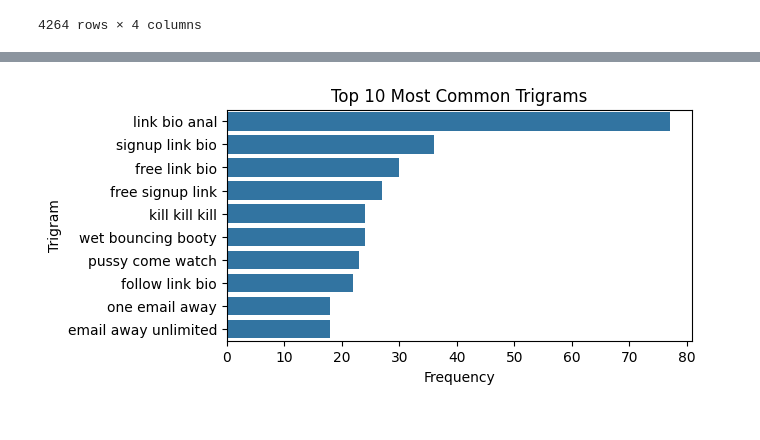
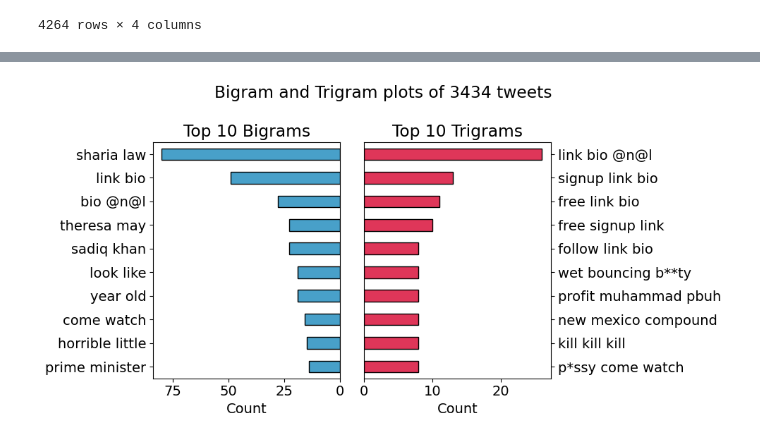
Before and after one commit to pinglainstitute/LLM-reviewtransformation, a Jupyter notebook: Notebooks/twitter_analysis.ipynb, the cells around one changed output, grey strips where cells are left out. Cells and saved outputs as stored; diff of their text form; code cells hidden in the pictures.

```diff
--- a/Notebooks/twitter_analysis.ipynb
+++ b/Notebooks/twitter_analysis.ipynb
@@ -130,3 +167,9 @@ def make_ngram_df(column='bigram', k=5):
     ngram_df = pd.DataFrame(rows)
     ngram_df[column] = ngram_df[column].apply(lambda x: " ".join(x))
     return ngram_df
+# %%
+def censor_words(text):
+    word_censor = {"nigga": "n*gga", "nigger": "n*gger",  "anal": "@n@l", "booty": "b**ty", "pussy": "p*ssy", "sex": "s*x"}
+    for word in word_censor:
+        text = text.replace(word, word_censor[word])
+    return text
@@ -160,7 +192,9 @@ trigram_df
 top_10_bigrams = Counter(following['bigram'].explode().tolist()).most_common(10)
 top_10_bigram_df = pd.DataFrame(top_10_bigrams, columns=['bigram', 'count'])
 top_10_bigram_df['bigram'] = top_10_bigram_df['bigram'].apply(lambda x: " ".join(x))
+top_10_bigram_df['censored'] = top_10_bigram_df['bigram'].apply(lambda x: censor_words(x))
 # %%
 top_10_trigrams = Counter(following['trigram'].explode().tolist()).most_common(10)
 top_10_trigram_df = pd.DataFrame(top_10_trigrams, columns=['trigram', 'count'])
 top_10_trigram_df['trigram'] = top_10_trigram_df['trigram'].apply(lambda x: " ".join(x))
+top_10_trigram_df['censored'] = top_10_trigram_df['trigram'].apply(lambda x: censor_words(x))
@@ -176,9 +200,0 @@ plt.show()
-# %%
-plt.figure(figsize=(6, 3))
-sns.barplot(x='count', y='trigram', data=top_10_trigram_df)
-plt.title('Top 10 Most Common Trigrams')
-plt.xlabel('Frequency')
-plt.ylabel('Trigram')
-plt.show()
-# %% [output]
-[figure, removed]
@@ -189,0 +201,35 @@ trigram_df.loc[13, 'trigram'] = "n*gga went upside"
+# %%
+barcolors = ['#87B88C','#9ED2A1','#E7E8CB','#48A0C9','#2A58A1','#2E8B55','#DF3659','Grey']
+barstyle = {"edgecolor":"black", "linewidth":1}
+# %%
+ngram1 = top_10_bigram_df
+ngram2 = top_10_trigram_df
+
+plt.rcParams.update({'font.size': 14})
+fig, ax = plt.subplots(1, 2, figsize=(10, 5), gridspec_kw={'width_ratios': [1, 1],})
+fig.suptitle(f"Bigram and Trigram plots of {following.shape[0]} tweets")
+# bigram plot
+barh_ax1 = ax[0]
+ngram1.sort_values('count', ascending=True).plot.barh(
+    x='censored', y='count', ax=barh_ax1, color=barcolors[3], legend=False, **barstyle)
+barh_ax1.set_title("Top 10 Bigrams")
+barh_ax1.set_xlabel("Count")
+barh_ax1.invert_xaxis()
+
+barh_ax1.set_ylabel("")
+
+# trigram plot
+barh_ax2 = ax[1]
+ngram2.sort_values('count', ascending=True).plot.barh(
+    x='censored', y='count', ax=barh_ax2, color=barcolors[6], legend=False, **barstyle)
+barh_ax2.set_title("Top 10 Trigrams")
+barh_ax2.set_xlabel("Count")
+
+# Move y-axis labels to the right
+barh_ax2.yaxis.set_tick_params(left=False, labelleft=False, right=True, labelright=True)
+barh_ax2.set_ylabel("")  # No label on the y-axis title
+
+plt.tight_layout()
+plt.show()
+# %% [output]
+[figure, added]
```
Also changed, not shown: parts of 18 cells of this notebook, 35 other files.
